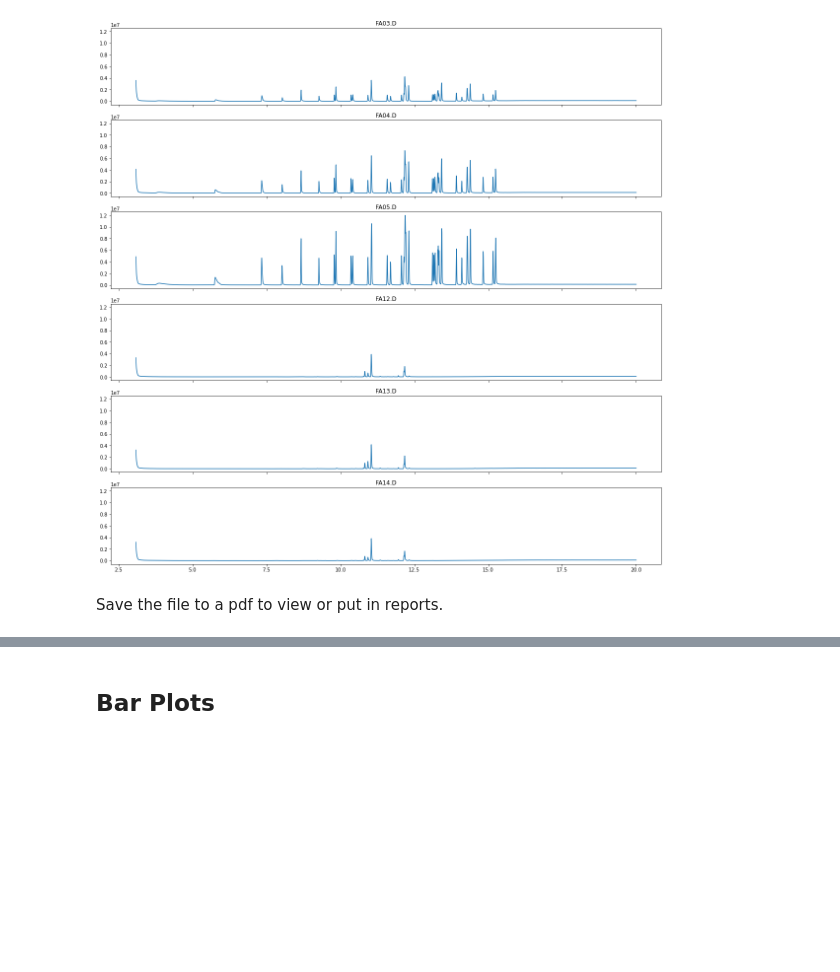
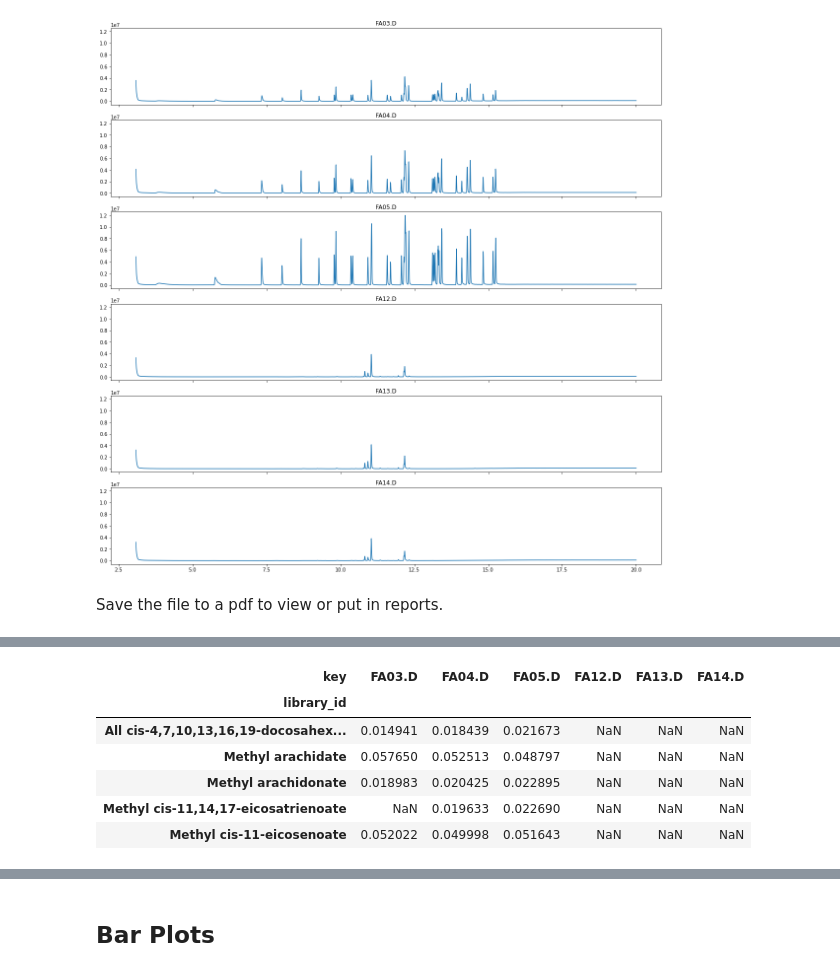
Before and after one commit to audere-labs/pyvalence-on-rails, a Jupyter notebook: notebooks/reporting.ipynb, the cells around one changed output, grey strips where cells are left out. Saved outputs shown, nothing was run; the diff lists cells and outputs as text; code cells hidden in the pictures; blank space fills up the shorter version.

Commit message:
pivot table examples

```diff
--- a/notebooks/reporting.ipynb
+++ b/notebooks/reporting.ipynb
@@ -47,0 +49,14 @@ f.savefig("chromatograms.pdf", bbox_inches='tight')
+# %%
+pvt_areapercent = pd.pivot_table(comp.reset_index(),
+                                 values='area%',
+                                columns = 'key',
+                                index = 'library_id')
+pvt_areapercent.head()
+# %% [output]
+| key | FA03.D | FA04.D | FA05.D | FA12.D | FA13.D | FA14.D |
+| library_id |  |  |  |  |  |  |
+| All cis-4,7,10,13,16,19-docosahex... | 0.014941 | 0.018439 | 0.021673 | NaN | NaN | NaN |
+| Methyl arachidate | 0.057650 | 0.052513 | 0.048797 | NaN | NaN | NaN |
+| Methyl arachidonate | 0.018983 | 0.020425 | 0.022895 | NaN | NaN | NaN |
+| Methyl cis-11,14,17-eicosatrienoate | NaN | 0.019633 | 0.022690 | NaN | NaN | NaN |
+| Methyl cis-11-eicosenoate | 0.052022 | 0.049998 | 0.051643 | NaN | NaN | NaN |
```
Also changed, not shown: parts of 6 cells of this notebook, 1 other file.
